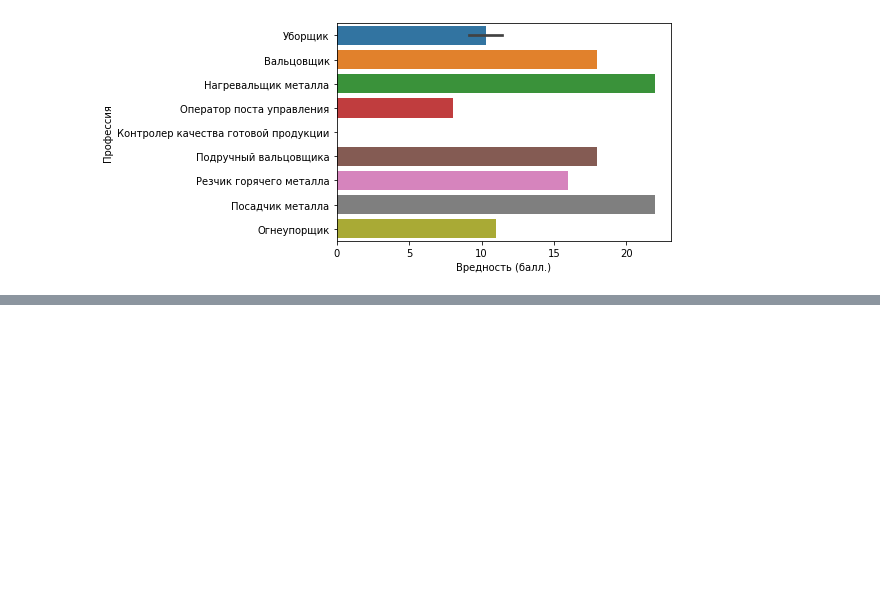
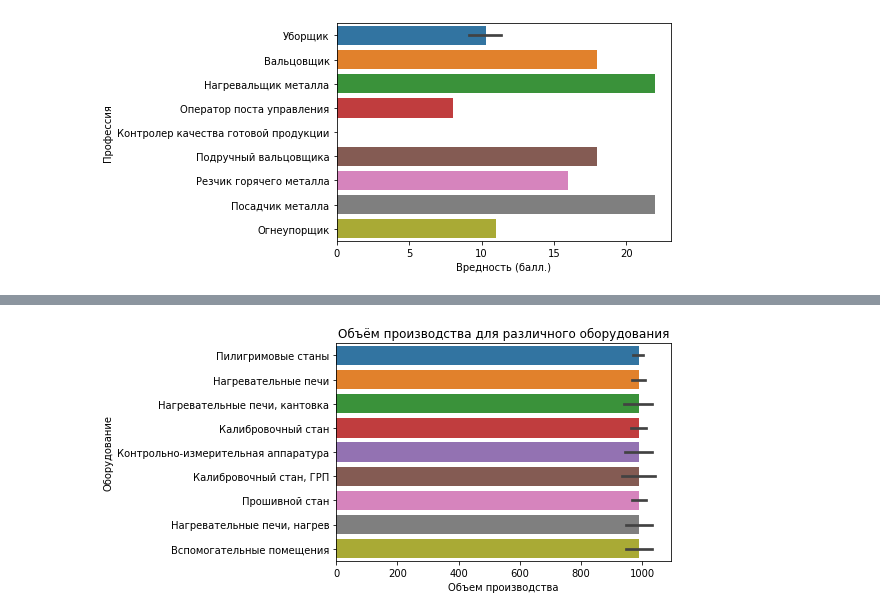
Before and after one commit to alscovidny/test_ecopsy, a Jupyter notebook: test_ecopsy.ipynb, the cells around one changed output, grey strips where cells are left out. Cells and saved outputs as stored; diff of their text form; code cells hidden in the pictures; blank space fills up the shorter version.

```diff
--- a/test_ecopsy.ipynb
+++ b/test_ecopsy.ipynb
@@ -70,0 +76,6 @@ plt.show()
+# %%
+sns.barplot(y = "Оборудование", x = "Объем производства", data = main_df, estimator = np.mean)
+plt.title('Объём производства для различного оборудования')
+plt.show()
+# %% [output]
+[figure, added]
```
Also changed, not shown: parts of 14 cells of this notebook, 3 other files.
